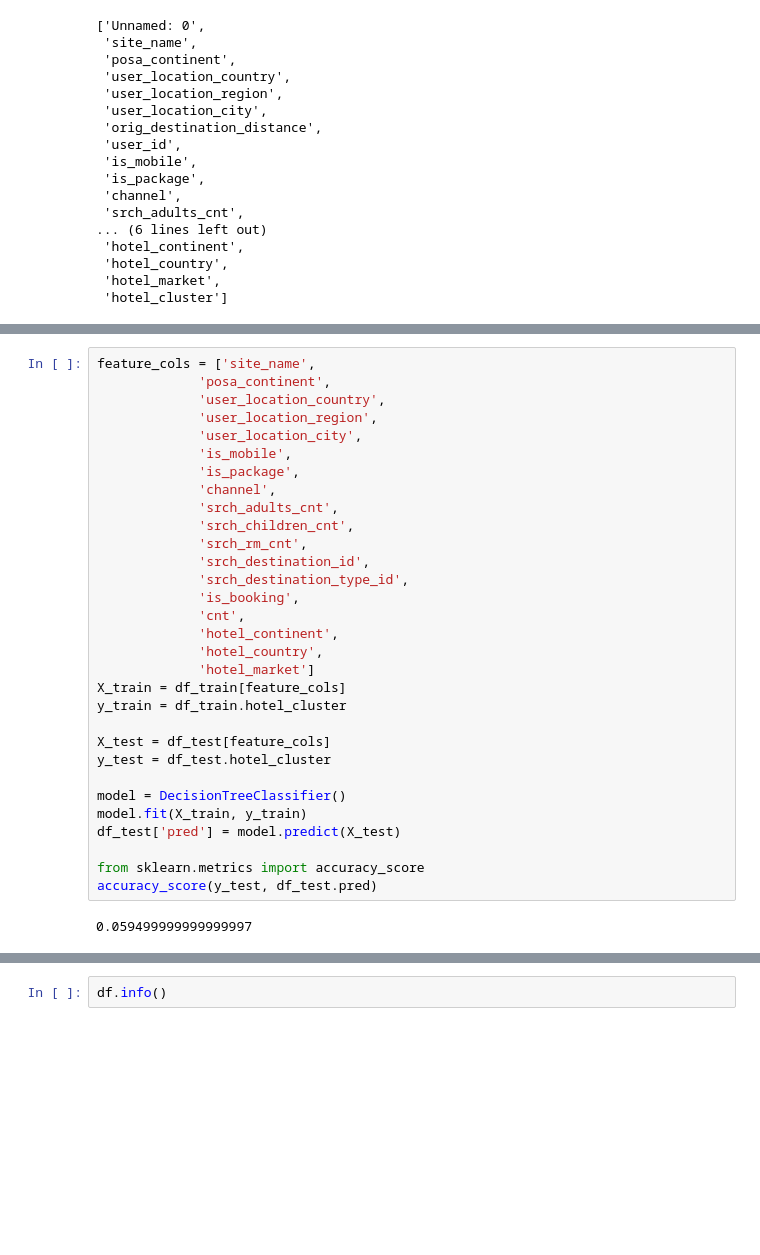
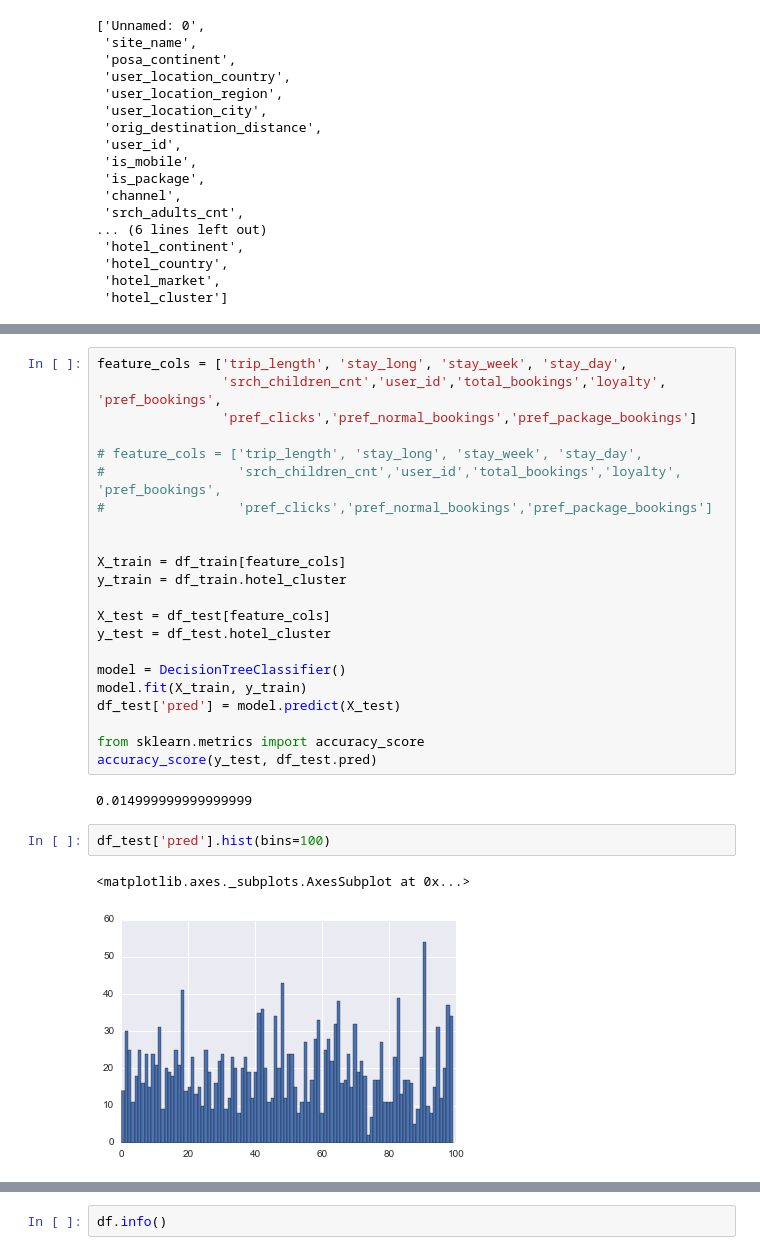
Before and after one commit to stevendoll/expedia, a Jupyter notebook: expedia.ipynb, the cells around one changed output, grey strips where cells are left out. Cells and saved outputs as stored; diff of their text form; blank space fills up the shorter version.

```diff
--- a/expedia.ipynb
+++ b/expedia.ipynb
@@ -95,22 +249,13 @@ num_columns
 # %%
-feature_cols = ['site_name',
-             'posa_continent',
-             'user_location_country',
-             'user_location_region',
-             'user_location_city',
-             'is_mobile',
-             'is_package',
-             'channel',
-             'srch_adults_cnt',
-             'srch_children_cnt',
-             'srch_rm_cnt',
-             'srch_destination_id',
-             'srch_destination_type_id',
-             'is_booking',
-             'cnt',
-             'hotel_continent',
-             'hotel_country',
-             'hotel_market']
+feature_cols = ['trip_length', 'stay_long', 'stay_week', 'stay_day',
+                'srch_children_cnt','user_id','total_bookings','loyalty', 'pref_bookings',
+                'pref_clicks','pref_normal_bookings','pref_package_bookings']
+
+# feature_cols = ['trip_length', 'stay_long', 'stay_week', 'stay_day',
+#                 'srch_children_cnt','user_id','total_bookings','loyalty', 'pref_bookings',
+#                 'pref_clicks','pref_normal_bookings','pref_package_bookings']
+
+
 X_train = df_train[feature_cols]
 y_train = df_train.hotel_cluster
 
@@ -124,4 +269,9 @@ df_test['pred'] = model.predict(X_test)
 from sklearn.metrics import accuracy_score
 accuracy_score(y_test, df_test.pred)
 # %% [output]
-0.059499999999999997
+0.014999999999999999
+# %%
+df_test['pred'].hist(bins=100)
+# %% [output]
+<matplotlib.axes._subplots.AxesSubplot at 0x...>
+[figure, added]
```
Also changed, not shown: parts of 22 cells of this notebook.
